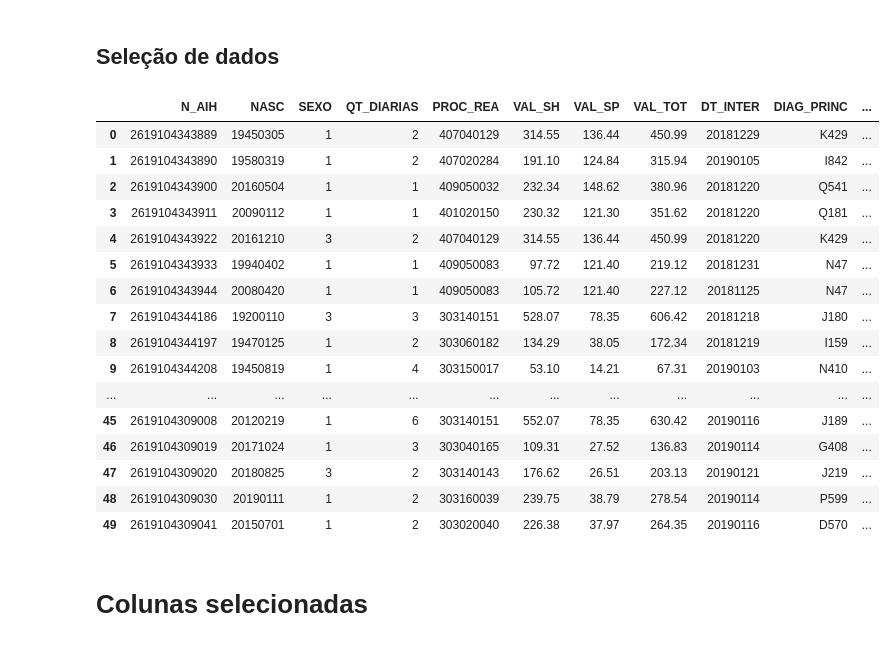
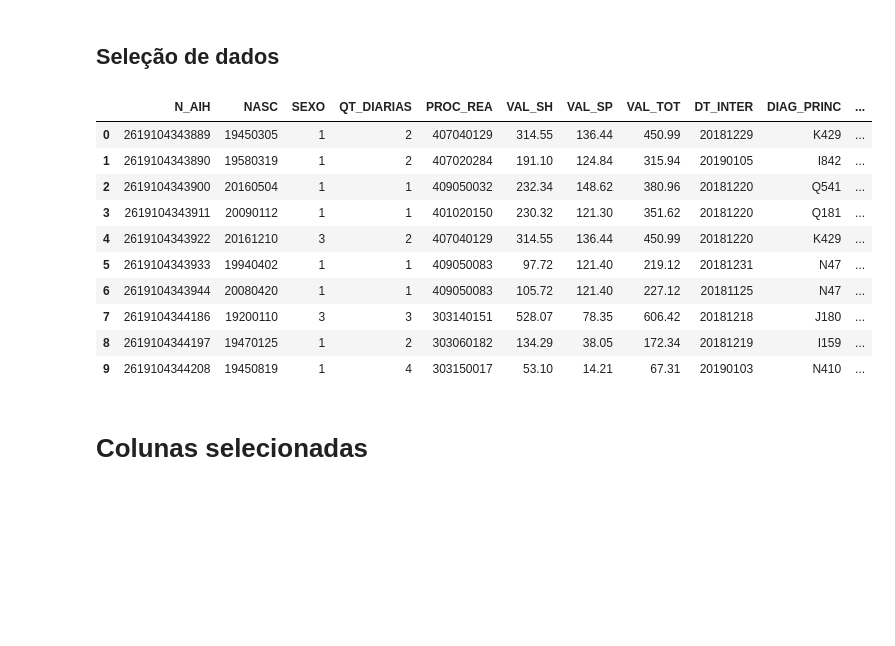
Before and after one commit to vinissmaciel/datasus_PE, a Jupyter notebook: analise.ipynb, the cells around one changed output. Saved outputs shown, nothing was run; the diff lists cells and outputs as text; code cells hidden in the pictures; blank space fills up the shorter version.

```diff
--- a/analise.ipynb
+++ b/analise.ipynb
@@ -194,25 +194,19 @@ df_selected[colunas_para_recuperar] = df[colunas_para_recuperar]
 # %%
 df_selected.to_csv('selected_data.csv', index=False)
 # %%
-df_selected.head(50)
+df_selected.head(10)
 # %% [output]
 |  | N_AIH | NASC | SEXO | QT_DIARIAS | PROC_REA | VAL_SH | VAL_SP | VAL_TOT | DT_INTER | DIAG_PRINC | ... |
 | 0 | 2619104343889 | 19450305 | 1 | 2 | 407040129 | 314.55 | 136.44 | 450.99 | 20181229 | K429 | ... |
 | 1 | 2619104343890 | 19580319 | 1 | 2 | 407020284 | 191.10 | 124.84 | 315.94 | 20190105 | I842 | ... |
 | 2 | 2619104343900 | 20160504 | 1 | 1 | 409050032 | 232.34 | 148.62 | 380.96 | 20181220 | Q541 | ... |
 | 3 | 2619104343911 | 20090112 | 1 | 1 | 401020150 | 230.32 | 121.30 | 351.62 | 20181220 | Q181 | ... |
 | 4 | 2619104343922 | 20161210 | 3 | 2 | 407040129 | 314.55 | 136.44 | 450.99 | 20181220 | K429 | ... |
 | 5 | 2619104343933 | 19940402 | 1 | 1 | 409050083 | 97.72 | 121.40 | 219.12 | 20181231 | N47 | ... |
 | 6 | 2619104343944 | 20080420 | 1 | 1 | 409050083 | 105.72 | 121.40 | 227.12 | 20181125 | N47 | ... |
 | 7 | 2619104344186 | 19200110 | 3 | 3 | 303140151 | 528.07 | 78.35 | 606.42 | 20181218 | J180 | ... |
 | 8 | 2619104344197 | 19470125 | 1 | 2 | 303060182 | 134.29 | 38.05 | 172.34 | 20181219 | I159 | ... |
 | 9 | 2619104344208 | 19450819 | 1 | 4 | 303150017 | 53.10 | 14.21 | 67.31 | 20190103 | N410 | ... |
-| ... | ... | ... | ... | ... | ... | ... | ... | ... | ... | ... | ... |
-| 45 | 2619104309008 | 20120219 | 1 | 6 | 303140151 | 552.07 | 78.35 | 630.42 | 20190116 | J189 | ... |
-| 46 | 2619104309019 | 20171024 | 1 | 3 | 303040165 | 109.31 | 27.52 | 136.83 | 20190114 | G408 | ... |
-| 47 | 2619104309020 | 20180825 | 3 | 2 | 303140143 | 176.62 | 26.51 | 203.13 | 20190121 | J219 | ... |
-| 48 | 2619104309030 | 20190111 | 1 | 2 | 303160039 | 239.75 | 38.79 | 278.54 | 20190114 | P599 | ... |
-| 49 | 2619104309041 | 20150701 | 1 | 2 | 303020040 | 226.38 | 37.97 | 264.35 | 20190116 | D570 | ... |
 # %% [markdown]
 # Colunas selecionadas
 # %%
```
Also changed, not shown: parts of 6 cells of this notebook, 1 other file.
